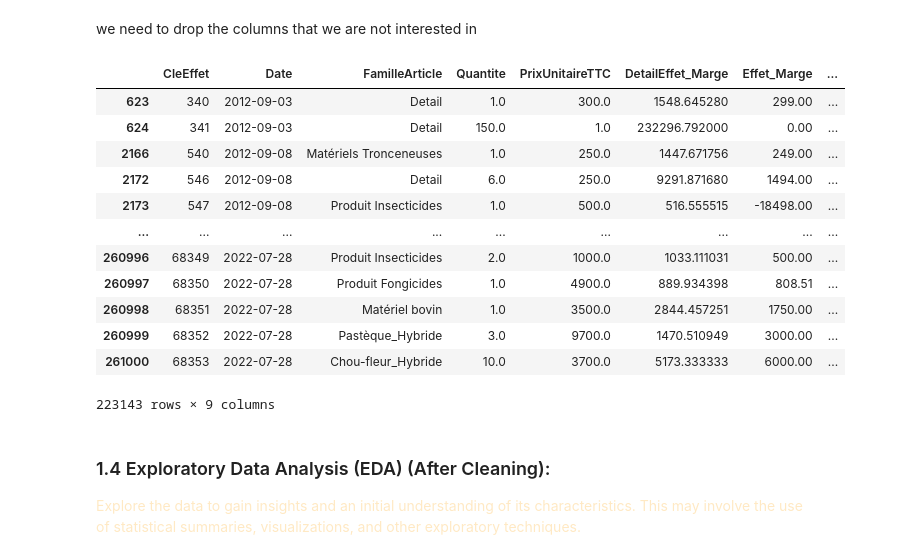
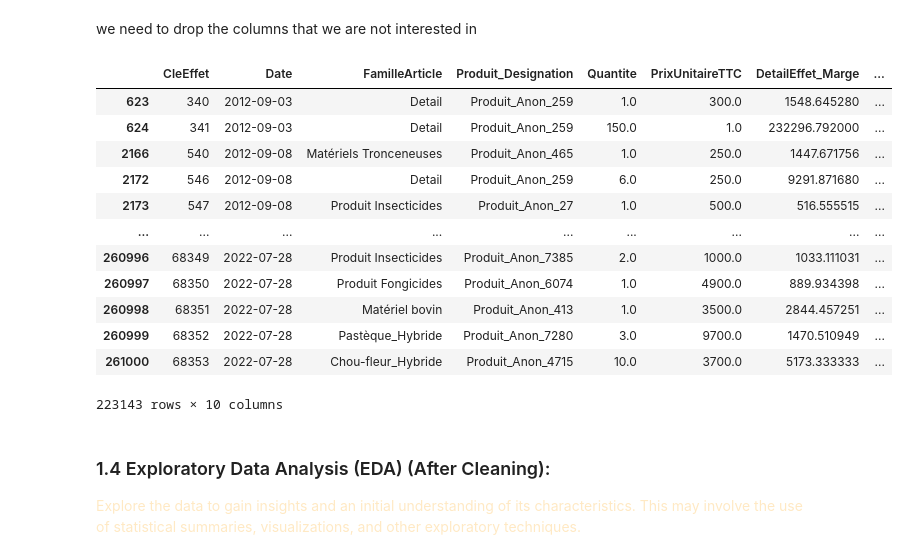
Before and after one commit to djallilou13/data_maining_project, a Jupyter notebook: project.ipynb, the cells around one changed output. Saved outputs shown, nothing was run; the diff lists cells and outputs as text; code cells hidden in the pictures.

```diff
--- a/project.ipynb
+++ b/project.ipynb
@@ -343,22 +356,22 @@ See the caveats in the documentation: https://pandas.pydata.org/pandas-docs/stab
 # %% [markdown]
 we need to drop the columns that we are not interested in
 # %%
-fixedData = fixedData.drop(columns=['TypeEffet', 'Code Produit', 'Reference Produit', 'NLot', 'Produit_Designation', 'DetailEffet_Designation', 'PrixAchat'])
+fixedData = fixedData.drop(columns=['TypeEffet', 'Code Produit', 'Reference Produit', 'NLot','DetailEffet_Designation', 'PrixAchat'])
 fixedData
 # %% [output]
-|  | CleEffet | Date | FamilleArticle | Quantite | PrixUnitaireTTC | DetailEffet_Marge | Effet_Marge | ... |
-| 623 | 340 | 2012-09-03 | Detail | 1.0 | 300.0 | 1548.645280 | 299.00 | ... |
-| 624 | 341 | 2012-09-03 | Detail | 150.0 | 1.0 | 232296.792000 | 0.00 | ... |
-| 2166 | 540 | 2012-09-08 | Matériels Tronceneuses | 1.0 | 250.0 | 1447.671756 | 249.00 | ... |
-| 2172 | 546 | 2012-09-08 | Detail | 6.0 | 250.0 | 9291.871680 | 1494.00 | ... |
-| 2173 | 547 | 2012-09-08 | Produit Insecticides | 1.0 | 500.0 | 516.555515 | -18498.00 | ... |
+|  | CleEffet | Date | FamilleArticle | Produit_Designation | Quantite | PrixUnitaireTTC | DetailEffet_Marge | ... |
+| 623 | 340 | 2012-09-03 | Detail | Produit_Anon_259 | 1.0 | 300.0 | 1548.645280 | ... |
+| 624 | 341 | 2012-09-03 | Detail | Produit_Anon_259 | 150.0 | 1.0 | 232296.792000 | ... |
+| 2166 | 540 | 2012-09-08 | Matériels Tronceneuses | Produit_Anon_465 | 1.0 | 250.0 | 1447.671756 | ... |
+| 2172 | 546 | 2012-09-08 | Detail | Produit_Anon_259 | 6.0 | 250.0 | 9291.871680 | ... |
+| 2173 | 547 | 2012-09-08 | Produit Insecticides | Produit_Anon_27 | 1.0 | 500.0 | 516.555515 | ... |
 | ... | ... | ... | ... | ... | ... | ... | ... | ... |
-| 260996 | 68349 | 2022-07-28 | Produit Insecticides | 2.0 | 1000.0 | 1033.111031 | 500.00 | ... |
-| 260997 | 68350 | 2022-07-28 | Produit Fongicides | 1.0 | 4900.0 | 889.934398 | 808.51 | ... |
-| 260998 | 68351 | 2022-07-28 | Matériel bovin | 1.0 | 3500.0 | 2844.457251 | 1750.00 | ... |
-| 260999 | 68352 | 2022-07-28 | Pastèque_Hybride | 3.0 | 9700.0 | 1470.510949 | 3000.00 | ... |
-| 261000 | 68353 | 2022-07-28 | Chou-fleur_Hybride | 10.0 | 3700.0 | 5173.333333 | 6000.00 | ... |
+| 260996 | 68349 | 2022-07-28 | Produit Insecticides | Produit_Anon_7385 | 2.0 | 1000.0 | 1033.111031 | ... |
+| 260997 | 68350 | 2022-07-28 | Produit Fongicides | Produit_Anon_6074 | 1.0 | 4900.0 | 889.934398 | ... |
+| 260998 | 68351 | 2022-07-28 | Matériel bovin | Produit_Anon_413 | 1.0 | 3500.0 | 2844.457251 | ... |
+| 260999 | 68352 | 2022-07-28 | Pastèque_Hybride | Produit_Anon_7280 | 3.0 | 9700.0 | 1470.510949 | ... |
+| 261000 | 68353 | 2022-07-28 | Chou-fleur_Hybride | Produit_Anon_4715 | 10.0 | 3700.0 | 5173.333333 | ... |
-223143 rows × 9 columns
+223143 rows × 10 columns
 # %% [markdown]
 ### 1.4 Exploratory Data Analysis (EDA) (After Cleaning):
 
```
Also changed, not shown: parts of 43 cells of this notebook, 35 other files.
